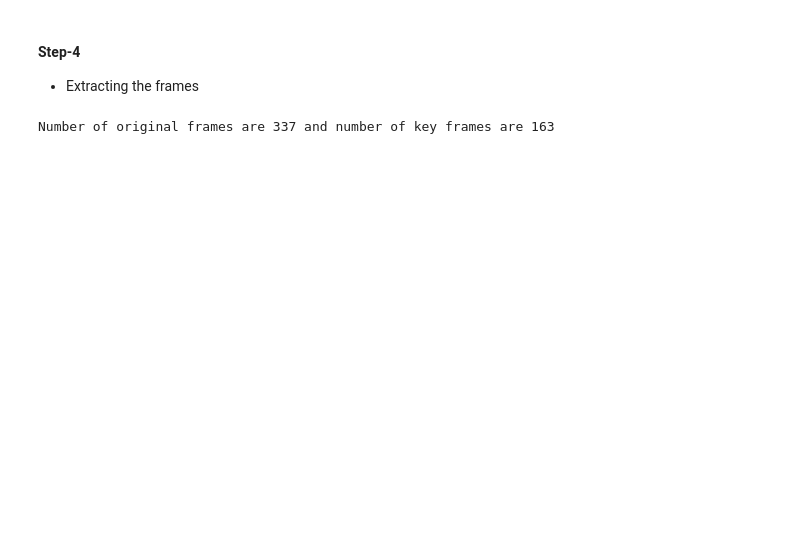
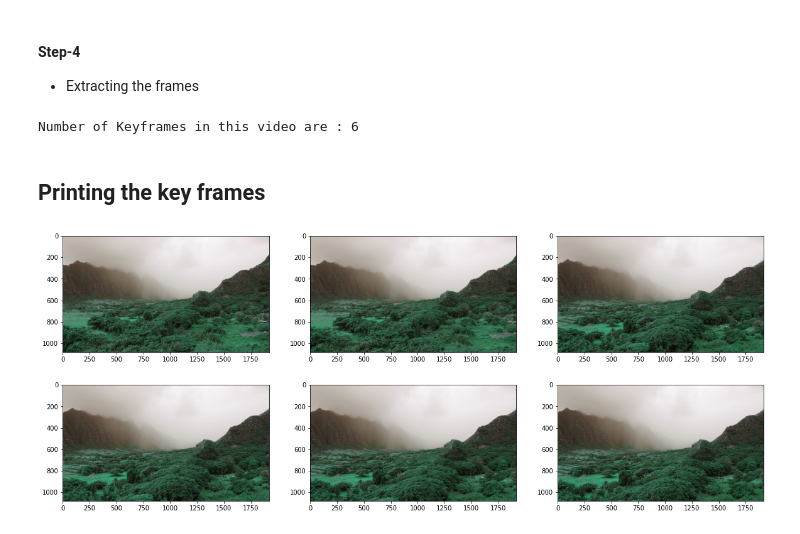
Before and after one commit to Anubhav3084/Machine-Learning-Foundations-and-Applications, a Jupyter notebook: assignment 1/19EC3AI15_assginment1_MLFA.ipynb, the cells around one changed output. Drawn from its saved outputs; the diff is of its cells as text; code cells hidden in the pictures; blank space fills up the shorter version.

```diff
--- a/assignment 1/19EC3AI15_assginment1_MLFA.ipynb
+++ b/assignment 1/19EC3AI15_assginment1_MLFA.ipynb
@@ -66,7 +73,8 @@ cv2_imshow(canny_frames[0])
 # %%
 difference = []
+
 for i in range(len(canny_frames)-1):
-    difference.append(cv2.absdiff(canny_frames[i], canny_frames[i+1]))
+    difference.append(l2_distance(canny_frames[i + 1], canny_frames[i]))
 
 len(difference)
 # %% [output]
@@ -95,23 +101,29 @@ Threshold :  175.32810781030688
 # %% [markdown]
 #### **Step-4**
 * Extracting the frames
-# %%
-# we first calculate the threshold values for each frame
-fr_num_th = [] # to store frame number and threshold value corresponding to that frame
-
-for i in range(len(difference)):
-    mean_fr = np.mean(difference[i])
-    std_fr = np.std(difference[i])
-    th_fr = mean_fr + (a * std_fr)  # finding threshold values for each frame
-    # print(i, th_fr) uncomment to print the threshold for each frame
-    fr_num_th.append([i, th_fr])
-# %%
-# we now extract the key frames number (id for each key frame)
-key_frames = []
-for i, th_fr in fr_num_th:
-    if th_fr > Threshold:
-        key_frames.append(frames[i])
-
-print(f"Number of original frames are {len(frames)} and number of key frames are {len(key_frames)}")
-# %% [output]
-Number of original frames are 337 and number of key frames are 163
+# %%
+key_frames = []
+
+for i in range(len(canny_frames)-1):
+    distance_between_frames = l2_distance(canny_frames[i + 1], canny_frames[i])
+
+    if distance_between_frames > Threshold:
+        key_frames.append(frames[i])
+
+print("Number of Keyframes in this video are :", len(key_frames))
+# %% [output]
+Number of Keyframes in this video are : 6
+# %% [markdown]
+## **Printing the key frames**
+# %%
+import matplotlib.pyplot as plt
+
+plt.figure(figsize=(20,8))
+
+for i in range(len(key_frames)):
+    plt.subplot(2,3,i + 1)
+    plt.imshow(key_frames[i])
+
+plt.show()
+# %% [output]
+[figure, added]
```
Also changed, not shown: parts of 6 cells of this notebook.
